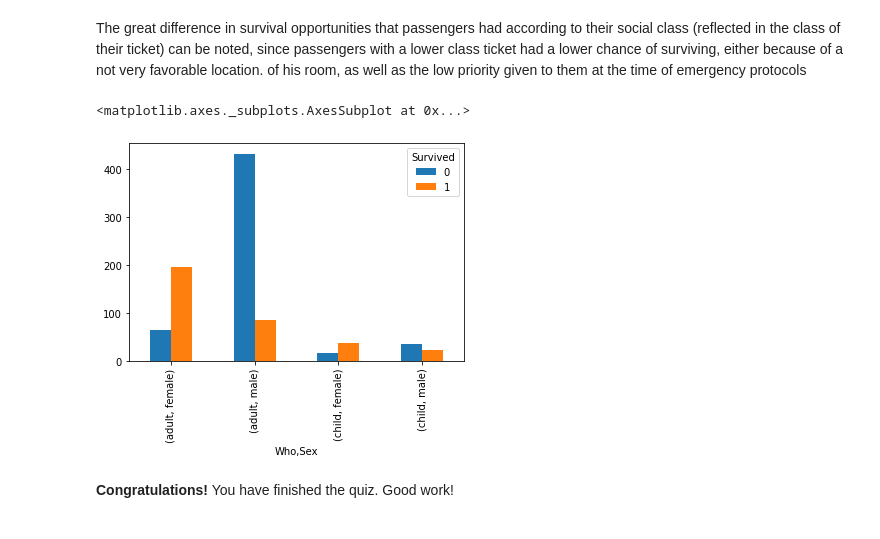
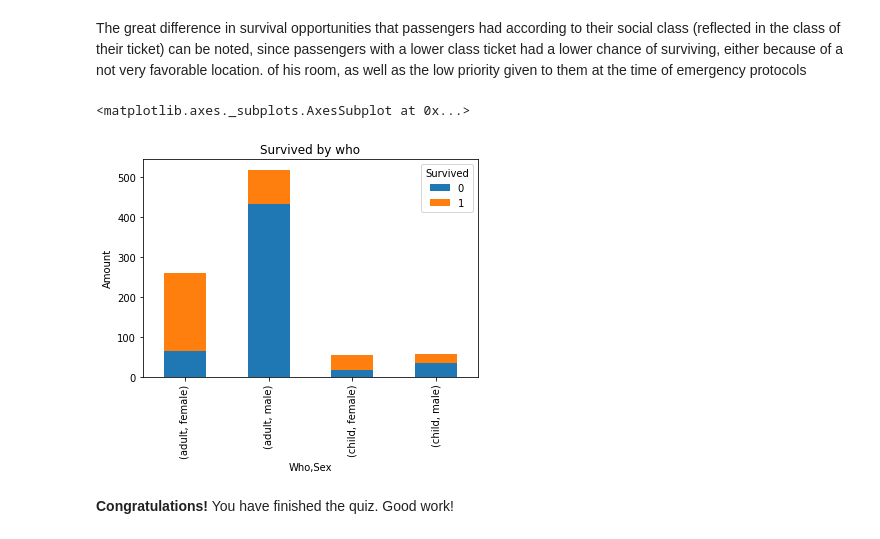
Before and after one commit to sergio-sanchezo/AlgorithmsUN2022II, a Jupyter notebook: Quiz3/sesanchezo_Quiz3.ipynb, the cells around one changed output. Drawn from its saved outputs; the diff is of its cells as text; code cells hidden in the pictures.

```diff
--- a/Quiz3/sesanchezo_Quiz3.ipynb
+++ b/Quiz3/sesanchezo_Quiz3.ipynb
@@ -747,10 +747,13 @@ The great difference in survival opportunities that passengers had according to
 # %%
 import numpy as np
 titanic["Who"] = np.where(titanic["Age"] < 18, "child", "adult")
-titanic.groupby(["Who", "Sex", "Survived"]).size().unstack(fill_value=0).plot.bar()
+ax = titanic.groupby(["Who", "Sex", "Survived"]).size().unstack(fill_value=0).plot.bar(stacked=True)
+ax.set_title("Survived by who")
+ax.set_ylabel("Amount")
+ax
 # %% [output]
 <matplotlib.axes._subplots.AxesSubplot at 0x...>
-[figure, old version]
+[figure, new version]
 # %% [markdown]
 **Congratulations!** You have finished the quiz. Good work!
 # %% [markdown]
```
